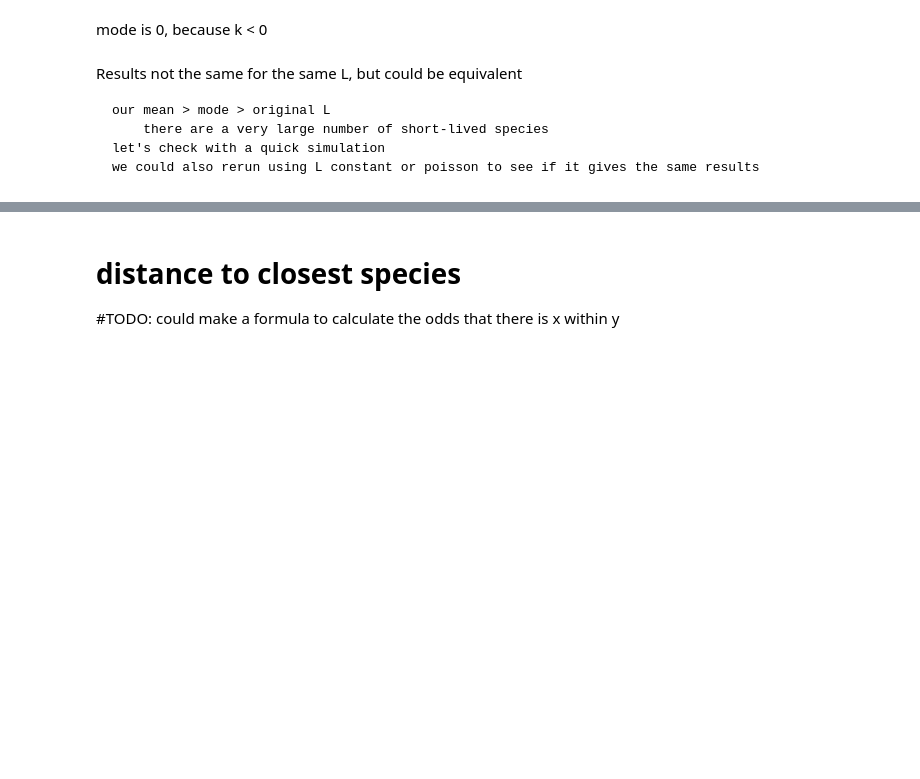
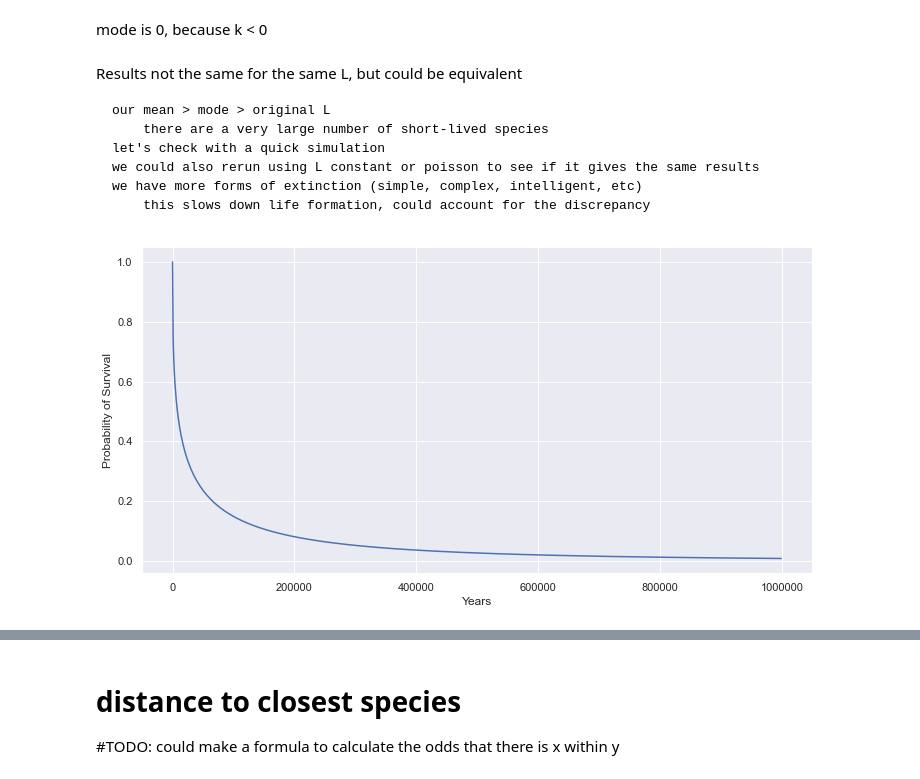
Before and after one commit to KevinCarr42/Time-Dependent-Drake-Equation, a Jupyter notebook: Time_Dependent_Drake.ipynb, the cells around one changed output, grey strips where cells are left out. Saved outputs shown, nothing was run; the diff lists cells and outputs as text; code cells hidden in the pictures; blank space fills up the shorter version.

```diff
--- a/Time_Dependent_Drake.ipynb
+++ b/Time_Dependent_Drake.ipynb
@@ -227,6 +278,11 @@ future_of_life.tail()
 # couldn't think of an algorithm that wouldn't take forever, so I brute-forced and grit
 # should come up with an automated way to check different settings
 P_tech_dominance = 0.9
+
+index = 'year'
+columns = ['year', 'num_stars', 'num_planets', 'num_habitable_planets', 'num_life',
+       'num_complex_life', 'num_intelligent_life', 'num_cultural_life', 'N', 'N_extinct']
+
 steady_state = pd.DataFrame(
     [[0, 100_000_000_000, 40_000_000_000, 40_000_000_000, 974_975_916, 23_619_997, 6_551_317, 8_796, 6_262, 0]],
     columns = columns,
@@ -234,7 +290,7 @@ steady_state = pd.DataFrame(
 ).set_index(index)
 
 for i in range(2):
-    temp_df = TimeDependentDrake(10_000_000_000*(i+1), P_tech_dominance, df_input=steady_state)
+    temp_df = TimeDependentDrake(params, 10_000_000_000*(i+1), P_tech_dominance, df_input=steady_state)
     steady_state = steady_state.append(temp_df.iloc[[-1]])
 
 # print(steady_state.iloc[-1]-steady_state.iloc[0])
@@ -269,20 +339,24 @@ Results not the same for the same L, but could be equivalent
         there are a very large number of short-lived species
     let's check with a quick simulation
     we could also rerun using L constant or poisson to see if it gives the same results
+    we have more forms of extinction (simple, complex, intelligent, etc)
+        this slows down life formation, could account for the discrepancy
 # %%
 # simulation of prob_L
 
 temp_list = []
 temp_steps = 1_000
 
 for i in range(1_000):
-    temp_list.append([temp_steps * i, 1 - prob_L(temp_steps * i)])
+    temp_list.append([temp_steps * i, 1 - prob_L(params, temp_steps * i)])
 
 df = pd.DataFrame(temp_list, columns=['Years', 'Prob_Survival'])
 
 plt.figure(figsize=(12, 6))
 plot = sns.lineplot(x=df['Years'], y=df['Prob_Survival']);
 # plot.set(xscale='log');
 plot.set_ylabel('Probability of Survival');
 plt.ticklabel_format(style='plain', axis='x')
 # plot.set_xlabel('Years');
+# %% [output]
+[figure, added]
```
Also changed, not shown: parts of 49 cells of this notebook, 1 other file.
